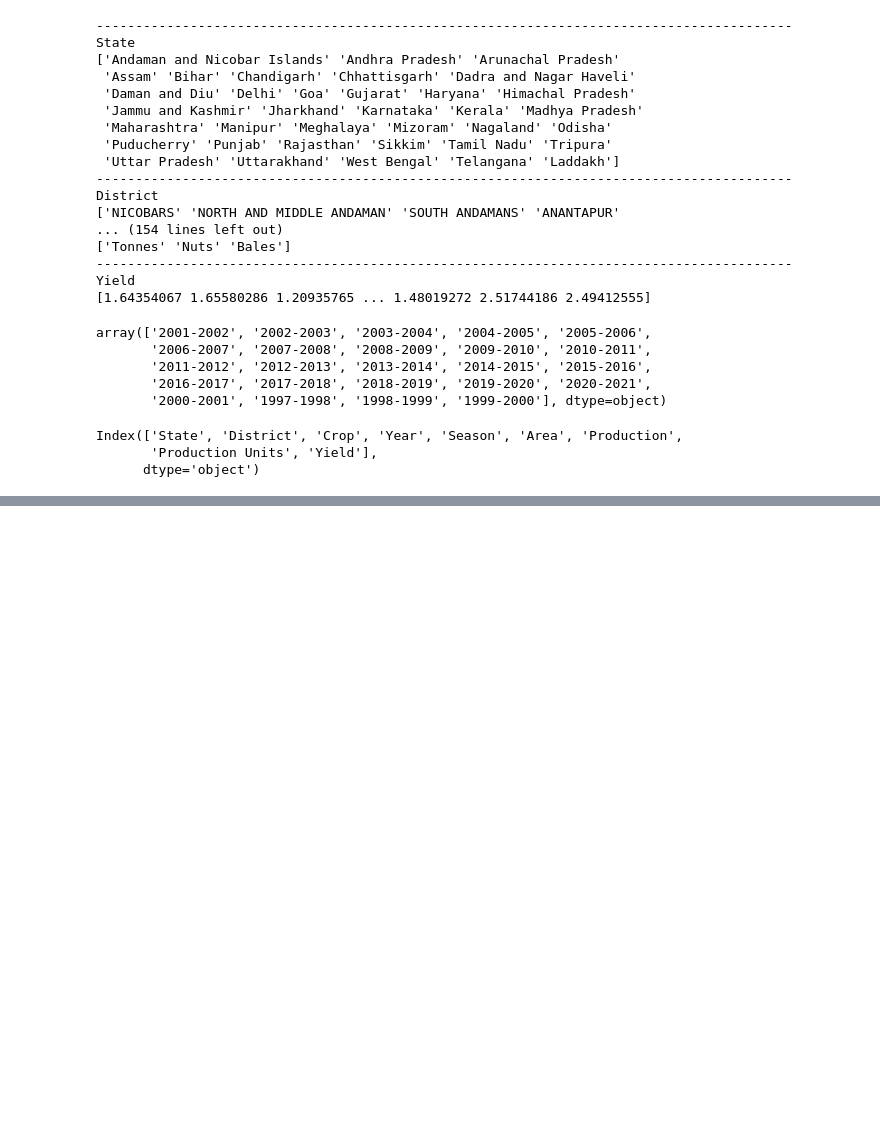
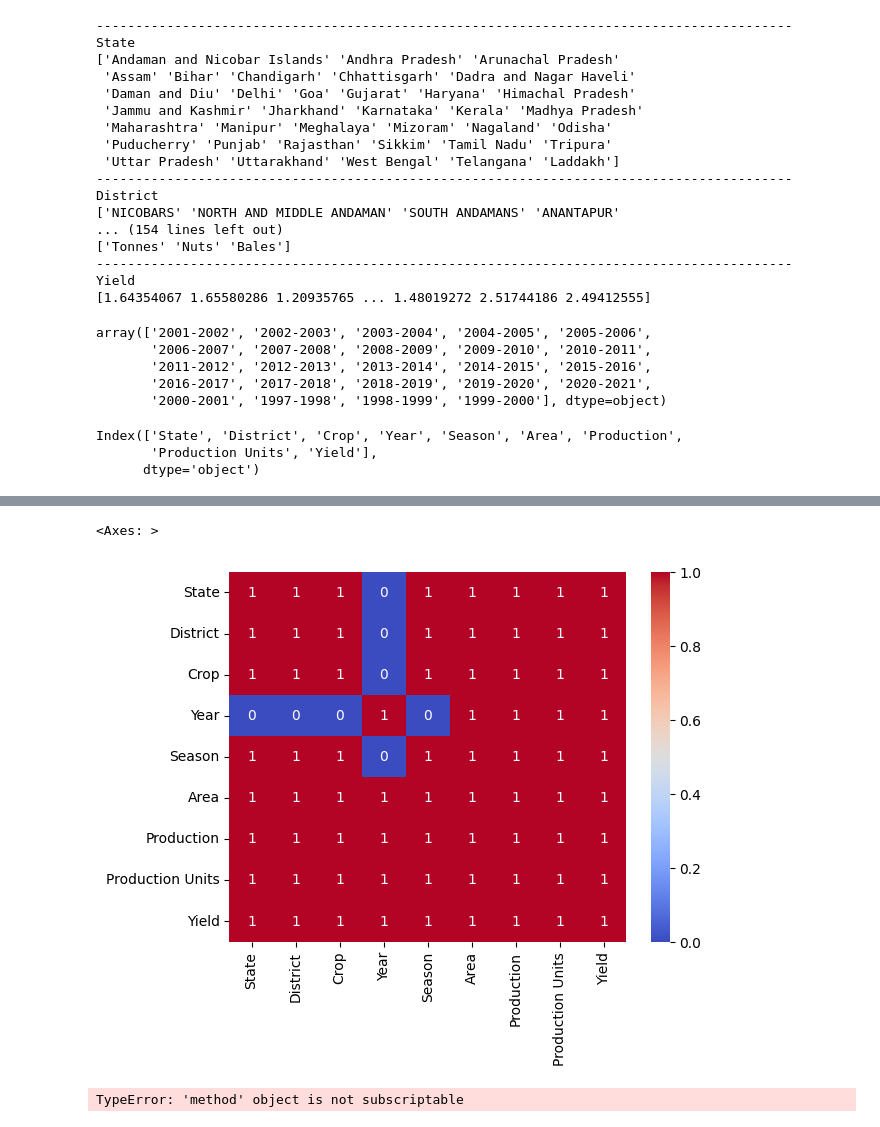
Before and after one commit to Hemanthk408/India-Agriculture, a Jupyter notebook: india_agriculture.ipynb, the cells around one changed output, grey strips where cells are left out. Drawn from its saved outputs; the diff is of its cells as text; code cells hidden in the pictures; blank space fills up the shorter version.

```diff
--- a/india_agriculture.ipynb
+++ b/india_agriculture.ipynb
@@ -151,0 +361,4 @@ SyntaxError: invalid syntax (<ipython-input-19-ad3d3d7708b2>, line 1)
+# %%
+#defining function for categories vs categories
+def chisqare_cat_vs_cat(d1,d2):
+  return True if stats.chi2_contingency(pd.crosstab(d1,d2))[1] < 0.055 else False
@@ -151,0 +369,13 @@ SyntaxError: invalid syntax (<ipython-input-19-ad3d3d7708b2>, line 1)
+# %%
+#defining function for continous(d1) vs categories(d2)
+
+def annova_test(d1,d2):
+  group=df[d2].unique()
+  data={}
+  for i in group:
+    data[i]=df[d1][df[d2]==i]
+  f_value,p_value=stats.f_oneway(*[i for i in data.values()])  #task for baby
+  if p_value < 0.055:
+    return False
+  else:
+    return True
@@ -151,0 +386,20 @@ SyntaxError: invalid syntax (<ipython-input-19-ad3d3d7708b2>, line 1)
+# %%
+final={}
+for i in df.columns:
+  final[i]={}
+  for j in df.columns:
+    if (i in continues) and (j in continues):
+      result=two_sample(df[i],df[j])
+    elif  (i in continues) and (j in categories):
+      result=annova_test(i,j)
+    elif (i in categories) and (j in continues):
+      result=annova_test(j,i)
+    elif (i in categories) and (j in categories):
+      result=chisqare_cat_vs_cat(df[i],df[j])
+    if result:
+      final[i][j]=1
+    else:
+      final[i][j]=0
+# %%
+df1=pd.DataFrame(final)
+df1
@@ -151,0 +419,10 @@ SyntaxError: invalid syntax (<ipython-input-19-ad3d3d7708b2>, line 1)
+# %%
+sns.heatmap(df1,cmap="coolwarm",annot=True)
+# %% [output]
+<Axes: >
+[figure, added]
+# %%
+x=df.drop["production"]
+y=df["production"]
+# %% [output]
+TypeError: 'method' object is not subscriptable
```
Also changed, not shown: parts of 28 cells of this notebook.
